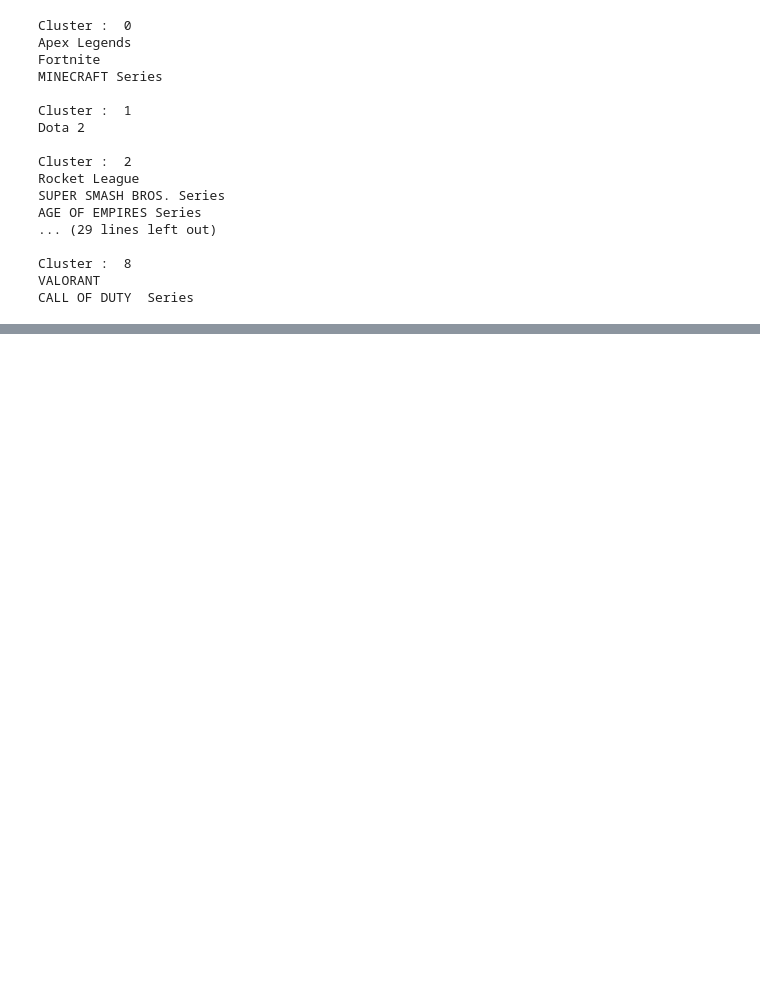
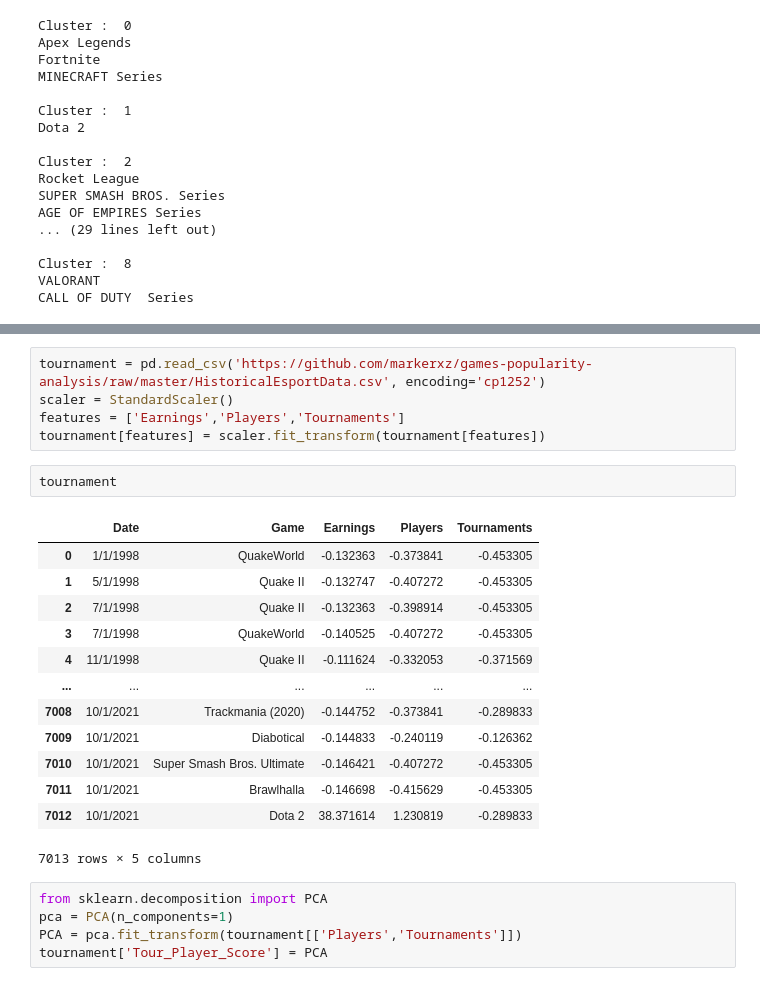
Before and after one commit to markerxz/games-popularity-analysis, a Jupyter notebook: esp.ipynb, the cells around one changed output, grey strips where cells are left out. Cells and saved outputs as stored; diff of their text form; blank space fills up the shorter version.

```diff
--- a/esp.ipynb
+++ b/esp.ipynb
@@ -1094,0 +1136,26 @@ CALL OF DUTY  Series
+# %%
+tournament = pd.read_csv('https://github.com/markerxz/games-popularity-analysis/raw/master/HistoricalEsportData.csv', encoding='cp1252')
+scaler = StandardScaler()
+features = ['Earnings','Players','Tournaments']
+tournament[features] = scaler.fit_transform(tournament[features])
+# %%
+tournament
+# %% [output]
+|  | Date | Game | Earnings | Players | Tournaments |
+| 0 | 1/1/1998 | QuakeWorld | -0.132363 | -0.373841 | -0.453305 |
+| 1 | 5/1/1998 | Quake II | -0.132747 | -0.407272 | -0.453305 |
+| 2 | 7/1/1998 | Quake II | -0.132363 | -0.398914 | -0.453305 |
+| 3 | 7/1/1998 | QuakeWorld | -0.140525 | -0.407272 | -0.453305 |
+| 4 | 11/1/1998 | Quake II | -0.111624 | -0.332053 | -0.371569 |
+| ... | ... | ... | ... | ... | ... |
+| 7008 | 10/1/2021 | Trackmania (2020) | -0.144752 | -0.373841 | -0.289833 |
+| 7009 | 10/1/2021 | Diabotical | -0.144833 | -0.240119 | -0.126362 |
+| 7010 | 10/1/2021 | Super Smash Bros. Ultimate | -0.146421 | -0.407272 | -0.453305 |
+| 7011 | 10/1/2021 | Brawlhalla | -0.146698 | -0.415629 | -0.453305 |
+| 7012 | 10/1/2021 | Dota 2 | 38.371614 | 1.230819 | -0.289833 |
+7013 rows × 5 columns
+# %%
+from sklearn.decomposition import PCA
+pca = PCA(n_components=1)
+PCA = pca.fit_transform(tournament[['Players','Tournaments']])
+tournament['Tour_Player_Score'] = PCA
```
Also changed, not shown: parts of 4 cells of this notebook.
